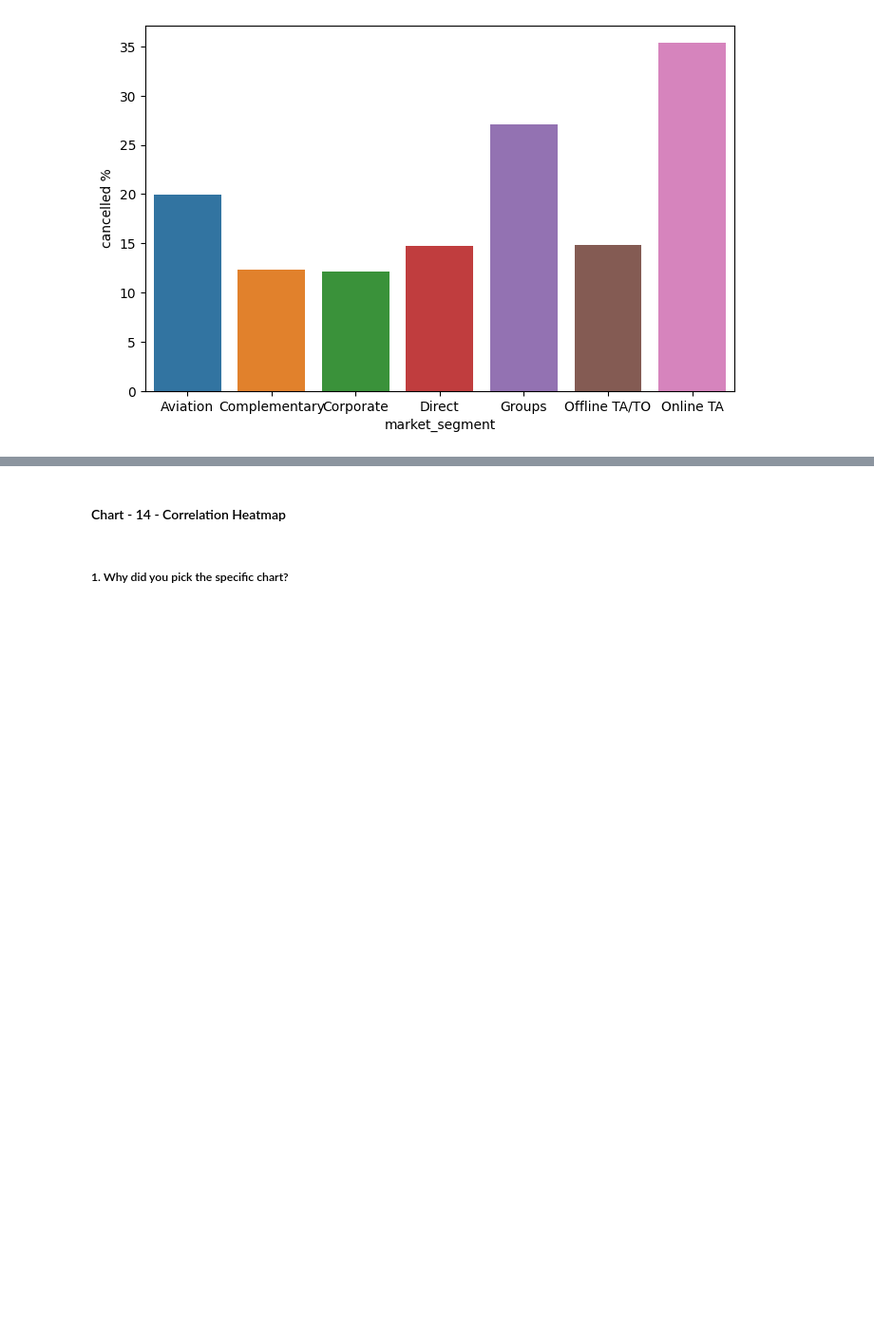
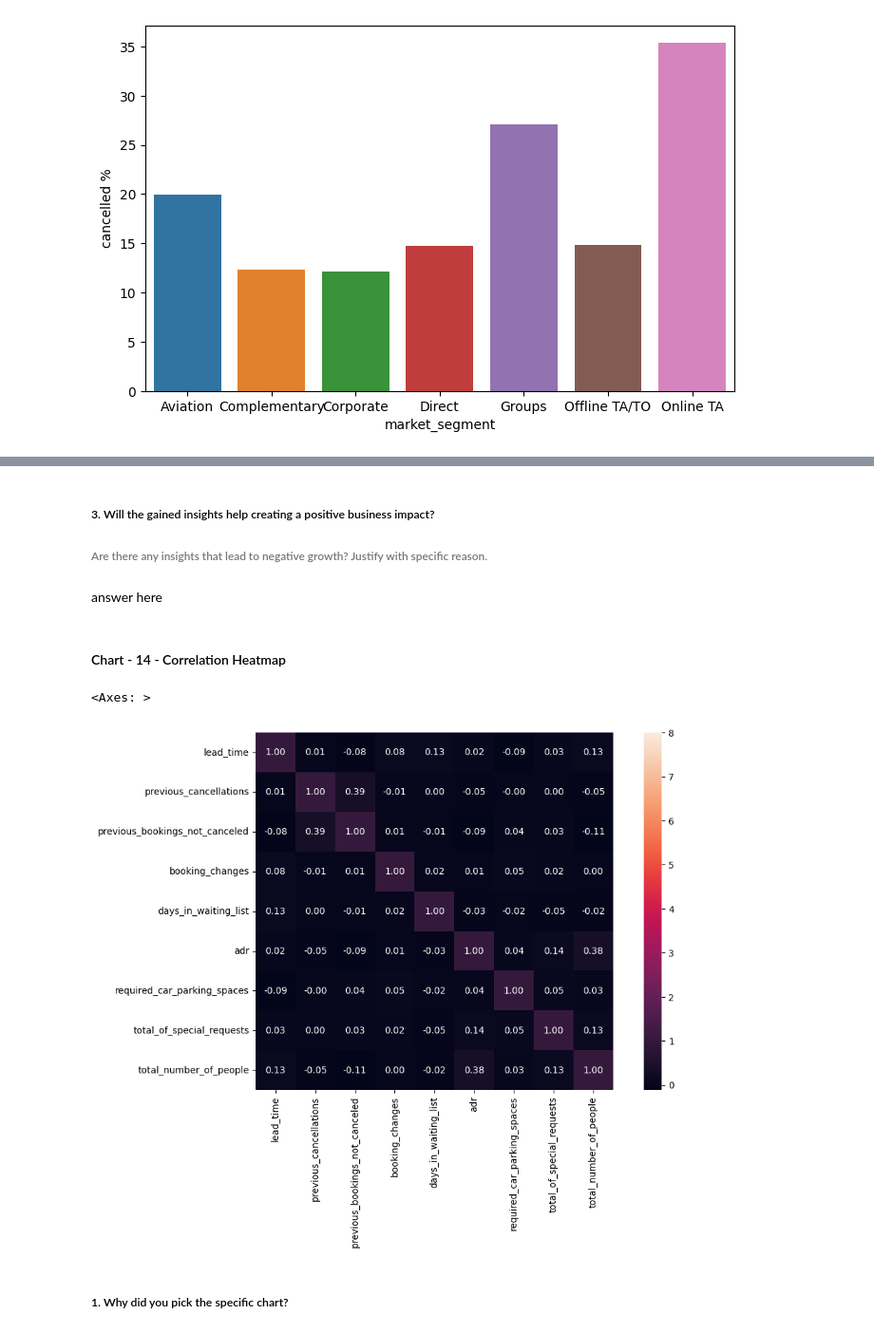
Before and after one commit to Jamal1018/EDA_Hotel_booking_analysis, a Jupyter notebook: EDA_on_Hotel_Booking_Analysis.ipynb, the cells around one changed output, grey strips where cells are left out. Shown at 95% size. Saved outputs shown, nothing was run; the diff lists cells and outputs as text; code cells hidden in the pictures; blank space fills up the shorter version.

```diff
--- a/EDA_on_Hotel_Booking_Analysis.ipynb
+++ b/EDA_on_Hotel_Booking_Analysis.ipynb
@@ -1306,2 +1310,8 @@ is_repeated_guest
+# %% [markdown]
+##### 3. Will the gained insights help creating a positive business impact?
+
+###### Are there any insights that lead to negative growth? Justify with specific reason.
+# %% [markdown]
+answer here
 # %% [markdown]
 #### Chart - 14 - Correlation Heatmap
@@ -1310,3 +1318,15 @@ is_repeated_guest
+# %%
+# Correlation Heatmap visualization code
+# storing the columns in a variable
+num_df = df[['lead_time','previous_cancellations','previous_bookings_not_canceled','booking_changes','days_in_waiting_list','adr','required_car_parking_spaces','total_of_special_requests','total_number_of_people']]
+
+# using the correlation
+corrmat = num_df.corr()
+f, ax = plt.subplots(figsize = (12,7))
+sns.heatmap(corrmat,annot = True, fmt = ".2f",annot_kws ={'size': 10}, vmax = 8, square = True )
+# %% [output]
+<Axes: >
+[figure, added]
 # %% [markdown]
 ##### 1. Why did you pick the specific chart?
 # %% [markdown]
```
Also changed, not shown: parts of 12 cells of this notebook.
